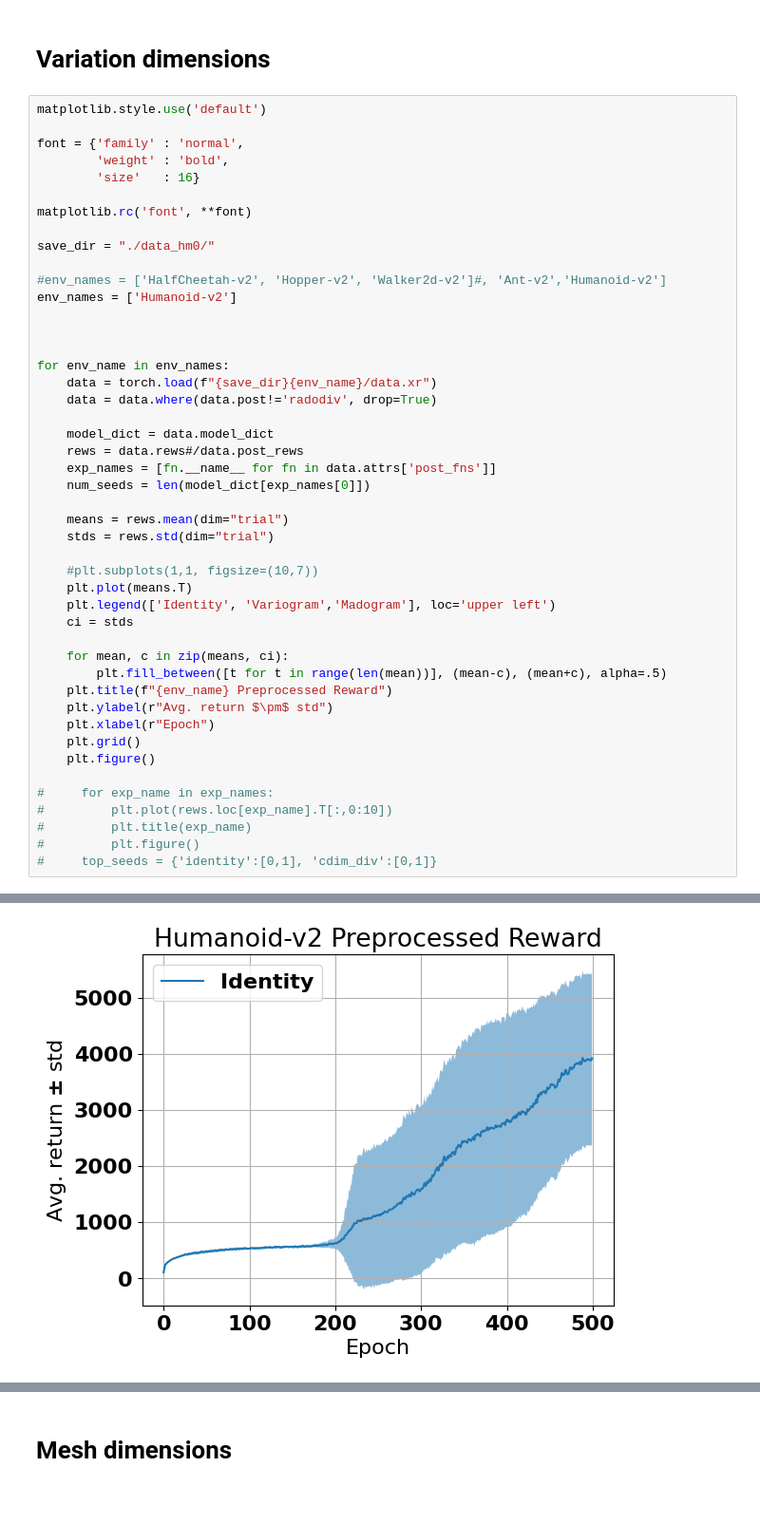
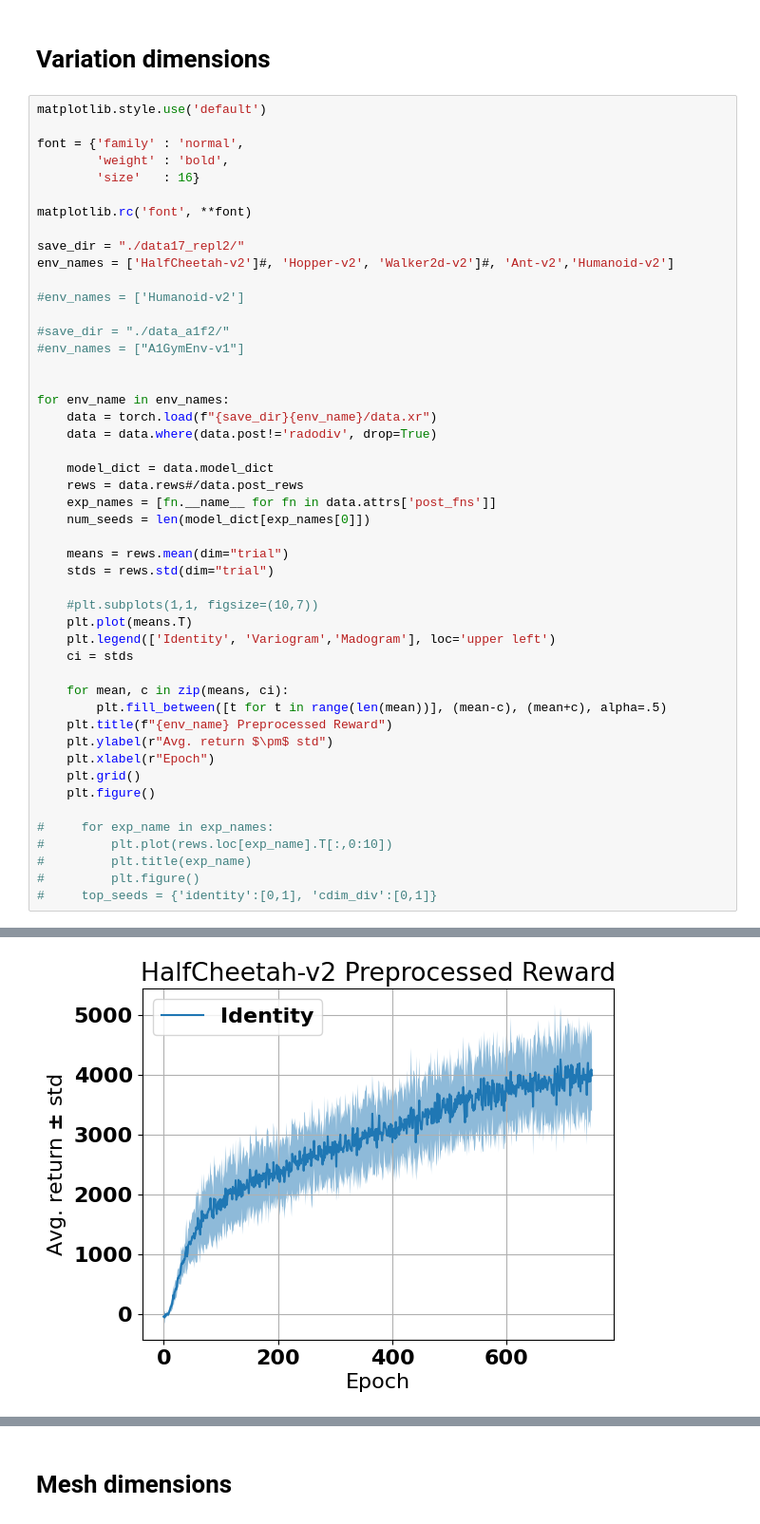
Before and after one commit to sgillen/fractal_rl_scratch, a Jupyter notebook: src/make_plots_and_tables.ipynb, the cells around one changed output, grey strips where cells are left out. Shown at 95% size. Saved outputs shown, nothing was run; the diff lists cells and outputs as text.

```diff
--- a/src/make_plots_and_tables.ipynb
+++ b/src/make_plots_and_tables.ipynb
@@ -109,11 +118,13 @@ font = {'family' : 'normal',
 
 matplotlib.rc('font', **font)
 
-save_dir = "./data_hm0/"
+save_dir = "./data17_repl2/"
+env_names = ['HalfCheetah-v2']#, 'Hopper-v2', 'Walker2d-v2']#, 'Ant-v2','Humanoid-v2']
 
-#env_names = ['HalfCheetah-v2', 'Hopper-v2', 'Walker2d-v2']#, 'Ant-v2','Humanoid-v2']
-env_names = ['Humanoid-v2']
+#env_names = ['Humanoid-v2']
 
+#save_dir = "./data_a1f2/"
+#env_names = ["A1GymEnv-v1"]
 
 
 for env_name in env_names:
@@ -123,34 +134,34 @@ for env_name in env_names:
     model_dict = data.model_dict
     rews = data.rews#/data.post_rews
     exp_names = [fn.__name__ for fn in data.attrs['post_fns']]
     num_seeds = len(model_dict[exp_names[0]])
 
     means = rews.mean(dim="trial")
     stds = rews.std(dim="trial")
 
     #plt.subplots(1,1, figsize=(10,7))
     plt.plot(means.T)
     plt.legend(['Identity', 'Variogram','Madogram'], loc='upper left')
     ci = stds
 
     for mean, c in zip(means, ci):
         plt.fill_between([t for t in range(len(mean))], (mean-c), (mean+c), alpha=.5)
     plt.title(f"{env_name} Preprocessed Reward")
     plt.ylabel(r"Avg. return $\pm$ std")
     plt.xlabel(r"Epoch")
     plt.grid()
     plt.figure()
 
 #     for exp_name in exp_names:
 #         plt.plot(rews.loc[exp_name].T[:,0:10])
 #         plt.title(exp_name)
 #         plt.figure()
 #     top_seeds = {'identity':[0,1], 'cdim_div':[0,1]}
 # %% [output]
 findfont: Font family ['normal'] not found. Falling back to DejaVu Sans.
 findfont: Font family ['normal'] not found. Falling back to DejaVu Sans.
 findfont: Font family ['normal'] not found. Falling back to DejaVu Sans.
-[figure, old version]
+[figure, new version]
 <Figure size 640x480 with 0 Axes>
 # %%
 for env_name in env_names:
```
Also changed, not shown: parts of 13 cells of this notebook, 6 other files.
